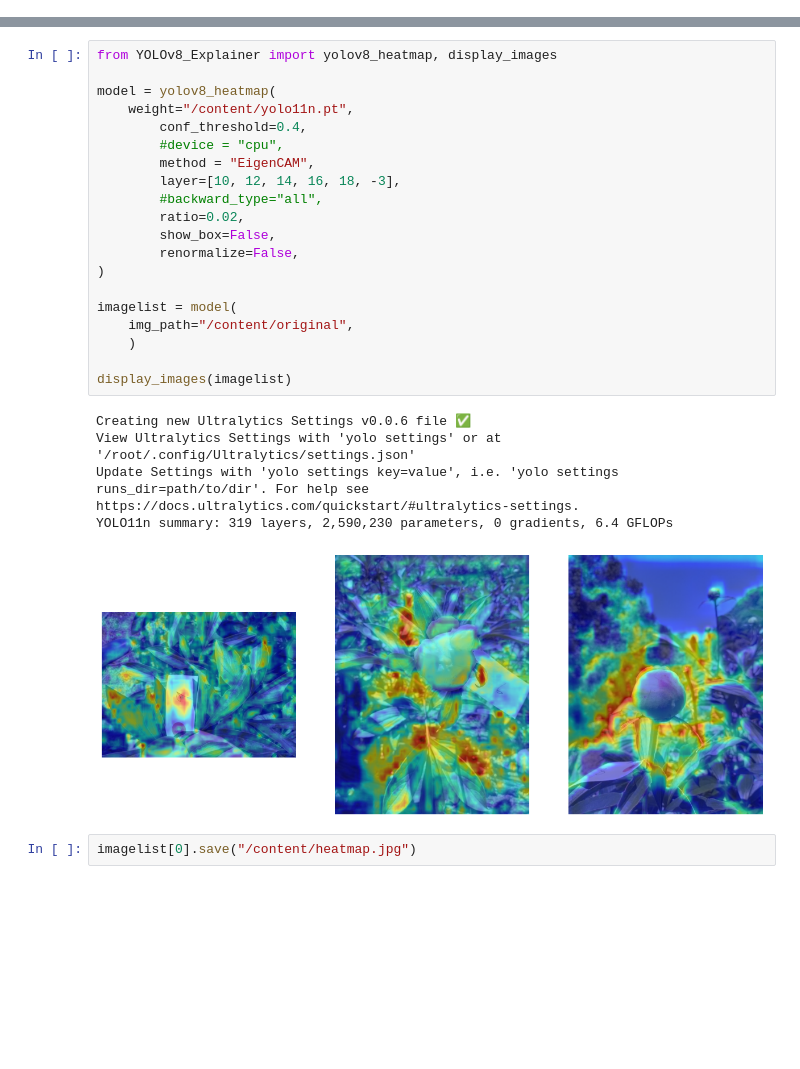
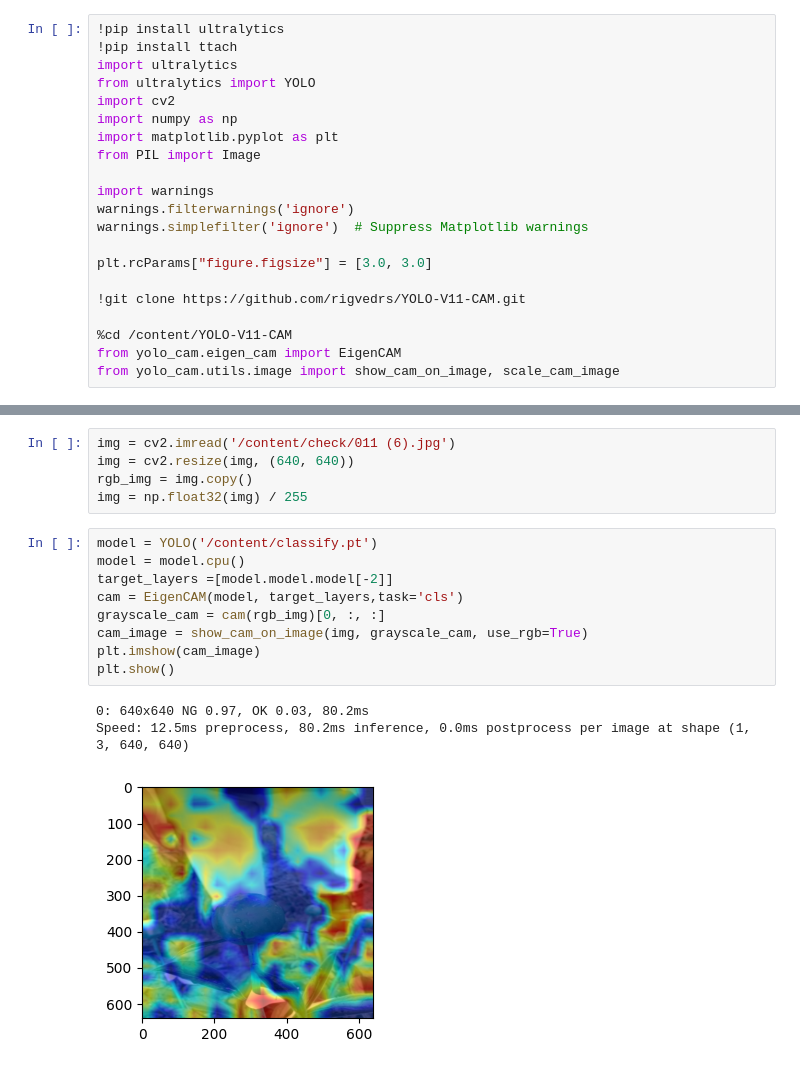
Before and after one commit to 1900690/heatmap_yolo, a Jupyter notebook: image-heatmaps.ipynb, the cells around one changed output, grey strips where cells are left out. Cells and saved outputs as stored; diff of their text form; blank space fills up the shorter version.

```diff
--- a/image-heatmaps.ipynb
+++ b/image-heatmaps.ipynb
@@ -11,0 +5,21 @@
+# %%
+!pip install ultralytics
+!pip install ttach
+import ultralytics
+from ultralytics import YOLO
+import cv2
+import numpy as np
+import matplotlib.pyplot as plt
+from PIL import Image
+
+import warnings
+warnings.filterwarnings('ignore')
+warnings.simplefilter('ignore')  # Suppress Matplotlib warnings
+
+plt.rcParams["figure.figsize"] = [3.0, 3.0]
+
+!git clone https://github.com/rigvedrs/YOLO-V11-CAM.git
+
+%cd /content/YOLO-V11-CAM
+from yolo_cam.eigen_cam import EigenCAM
+from yolo_cam.utils.image import show_cam_on_image, scale_cam_image
@@ -29,31 +61,21 @@ file_name ="syakuyaku500_20250110232059.zip"
 shutil.unpack_archive('/content/'+file_name, '/content/')
 #zipを消す
 os.remove('/content/'+file_name)
-# %%
-from YOLOv8_Explainer import yolov8_heatmap, display_images
-
-model = yolov8_heatmap(
-    weight="/content/yolo11n.pt",
-        conf_threshold=0.4,
-        #device = "cpu",
-        method = "EigenCAM",
-        layer=[10, 12, 14, 16, 18, -3],
-        #backward_type="all",
-        ratio=0.02,
-        show_box=False,
-        renormalize=False,
-)
-
-imagelist = model(
-    img_path="/content/original",
-    )
-
-display_images(imagelist)
-# %% [output]
-Creating new Ultralytics Settings v0.0.6 file ✅
-View Ultralytics Settings with 'yolo settings' or at '/root/.config/Ultralytics/settings.json'
-Update Settings with 'yolo settings key=value', i.e. 'yolo settings runs_dir=path/to/dir'. For help see https://docs.ultralytics.com/quickstart/#ultralytics-settings.
-YOLO11n summary: 319 layers, 2,590,230 parameters, 0 gradients, 6.4 GFLOPs
-[figure, removed]
-# %%
-imagelist[0].save("/content/heatmap.jpg")
+# %%
+img = cv2.imread('/content/check/011 (6).jpg')
+img = cv2.resize(img, (640, 640))
+rgb_img = img.copy()
+img = np.float32(img) / 255
+# %%
+model = YOLO('/content/classify.pt')
+model = model.cpu()
+target_layers =[model.model.model[-2]]
+cam = EigenCAM(model, target_layers,task='cls')
+grayscale_cam = cam(rgb_img)[0, :, :]
+cam_image = show_cam_on_image(img, grayscale_cam, use_rgb=True)
+plt.imshow(cam_image)
+plt.show()
+# %% [output]
+0: 640x640 NG 0.97, OK 0.03, 80.2ms
+Speed: 12.5ms preprocess, 80.2ms inference, 0.0ms postprocess per image at shape (1, 3, 640, 640)
+[figure, added]
```
Also changed, not shown: parts of 7 cells of this notebook.
